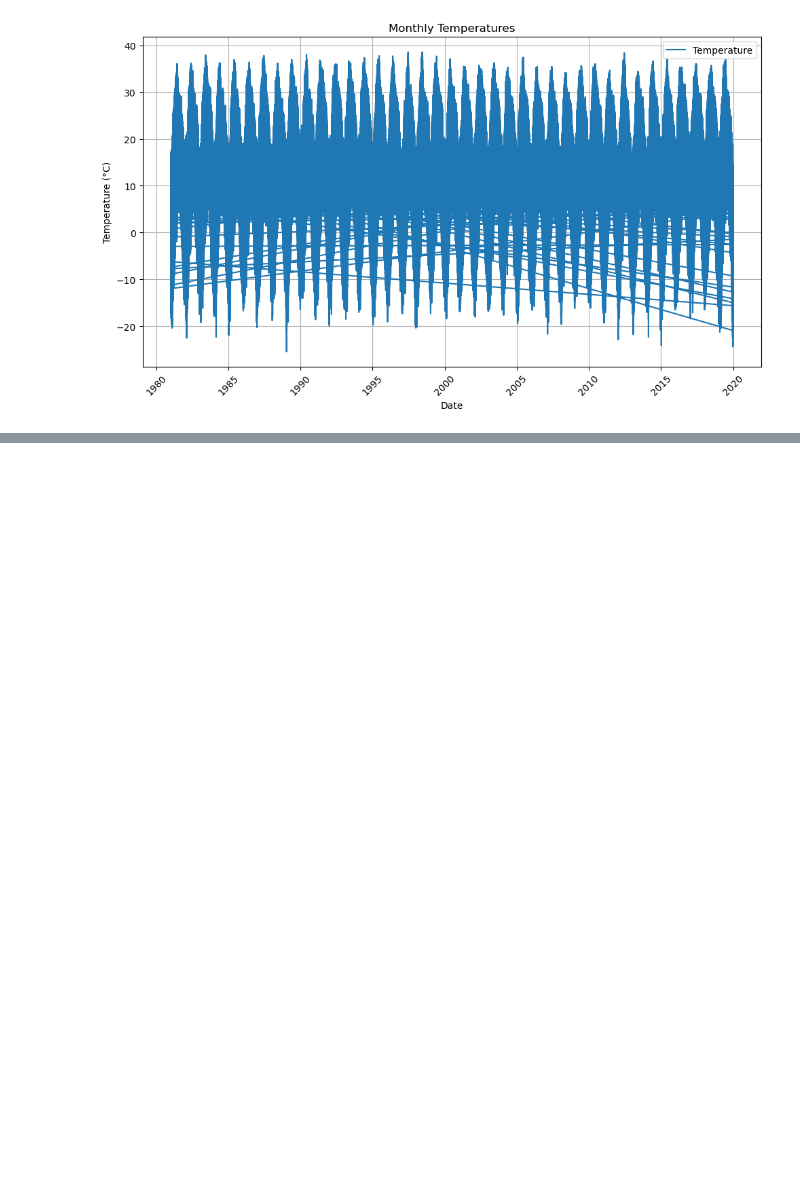
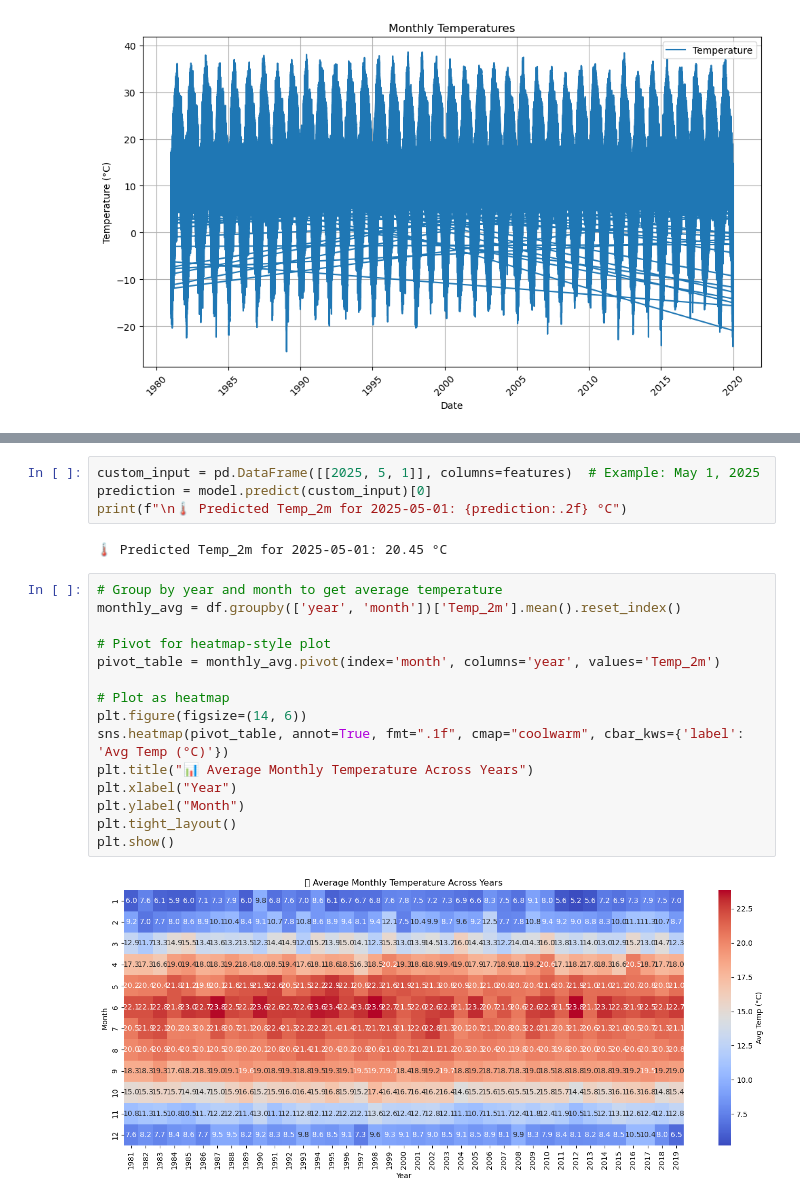
Before and after one commit to Omdena-NIC-Nepal/capstone-project-makaisuman, a Jupyter notebook: Temp_test.ipynb, the cells around one changed output, grey strips where cells are left out. Cells and saved outputs as stored; diff of their text form; blank space fills up the shorter version.

Commit message:
Updated the models and predction

```diff
--- a/Temp_test.ipynb
+++ b/Temp_test.ipynb
@@ -348,0 +344,23 @@ DeltaGenerator()
+# %%
+custom_input = pd.DataFrame([[2025, 5, 1]], columns=features)  # Example: May 1, 2025
+prediction = model.predict(custom_input)[0]
+print(f"\n🌡️ Predicted Temp_2m for 2025-05-01: {prediction:.2f} °C")
+# %% [output]
+🌡️ Predicted Temp_2m for 2025-05-01: 20.45 °C
+# %%
+# Group by year and month to get average temperature
+monthly_avg = df.groupby(['year', 'month'])['Temp_2m'].mean().reset_index()
+
+# Pivot for heatmap-style plot
+pivot_table = monthly_avg.pivot(index='month', columns='year', values='Temp_2m')
+
+# Plot as heatmap
+plt.figure(figsize=(14, 6))
+sns.heatmap(pivot_table, annot=True, fmt=".1f", cmap="coolwarm", cbar_kws={'label': 'Avg Temp (°C)'})
+plt.title("📊 Average Monthly Temperature Across Years")
+plt.xlabel("Year")
+plt.ylabel("Month")
+plt.tight_layout()
+plt.show()
+# %% [output]
+[figure, added]
```
Also changed, not shown: parts of 9 cells of this notebook, 7 other files.
